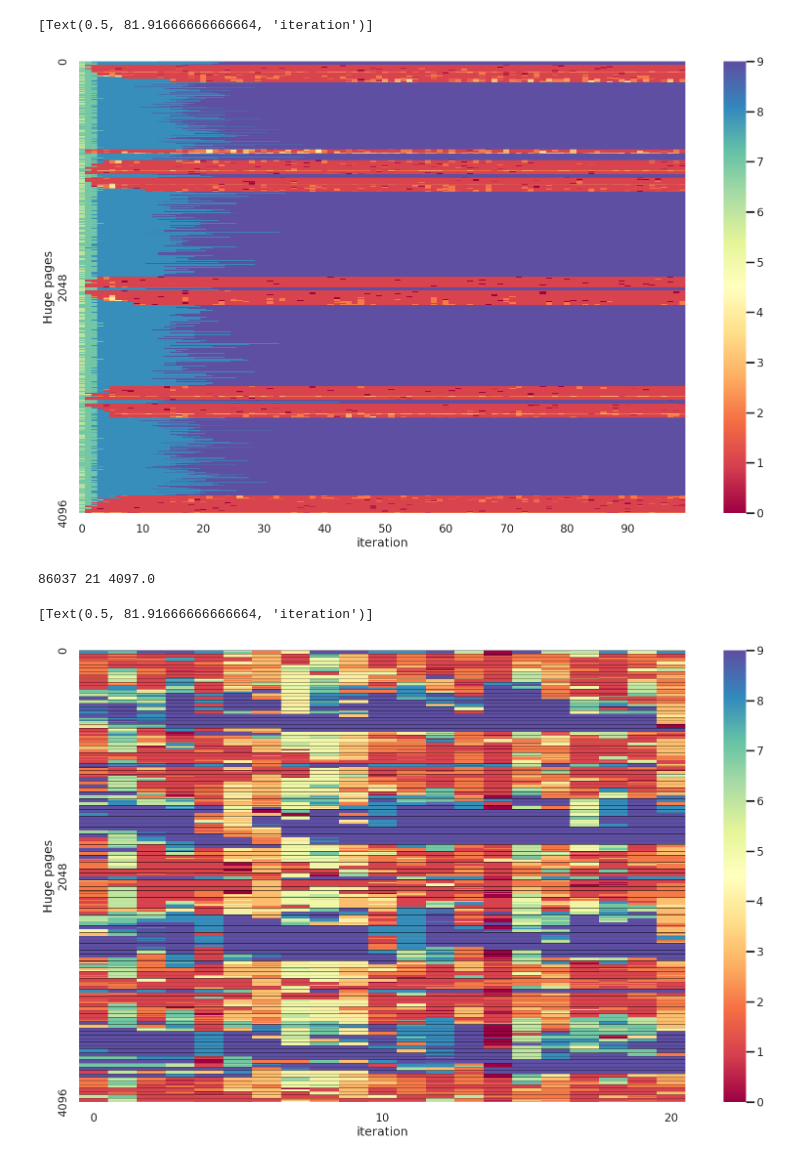
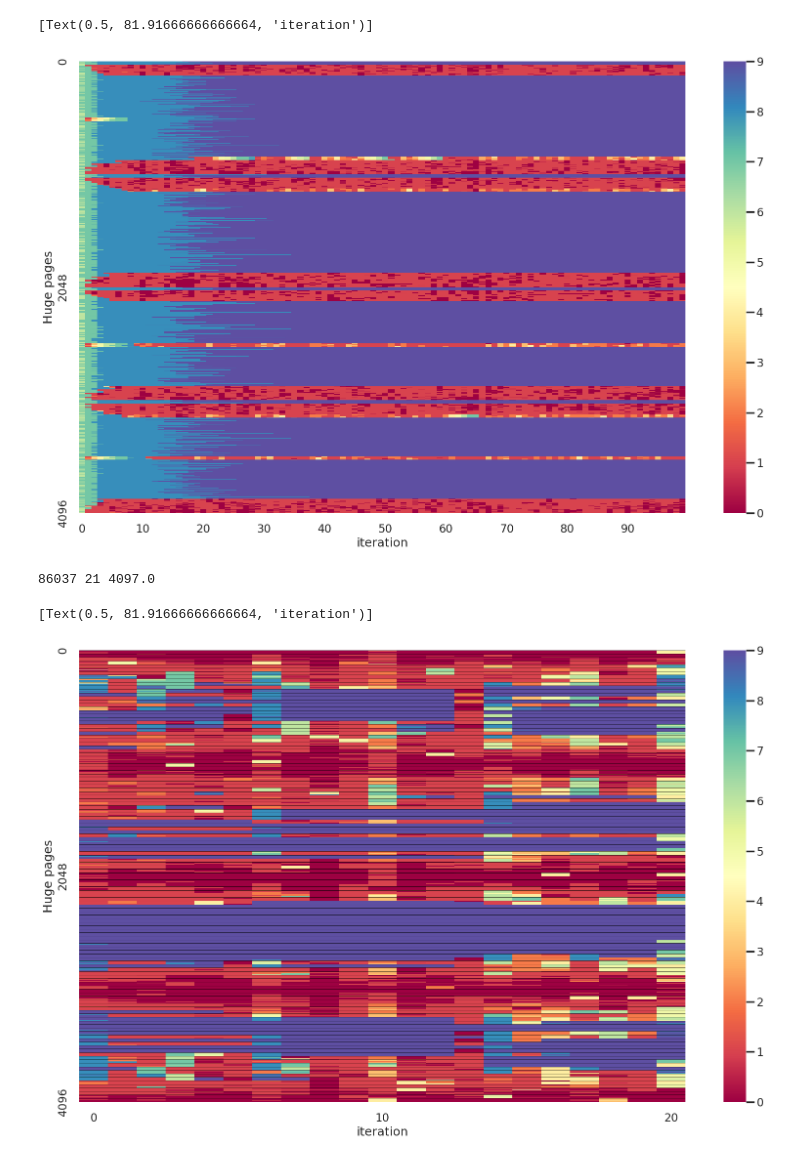
Before and after one commit to luhsra/llfree-rs, a Jupyter notebook: results/frag.ipynb, the cells around one changed output. Saved outputs shown, nothing was run; the diff lists cells and outputs as text; code cells hidden in the pictures.

```diff
--- a/results/frag.ipynb
+++ b/results/frag.ipynb
@@ -88,7 +88,7 @@ fix.set_facecolor("white")
 
 cmap = sns.color_palette("Spectral", as_cmap=True, n_colors=10)
 
-data = parse_fragout(Path("llfree.csv"))
+data = parse_fragout(Path("frag-l.txt"))
 per_huge = data.T
 
 plot = sns.heatmap(per_huge, ax=ax, cmap=cmap,
@@ -97,30 +97,30 @@ plot.set(ylabel="Huge pages")
 plot.set(xlabel="iteration")
 # %% [output]
 [Text(0.5, 81.91666666666664, 'iteration')]
-[figure, old version]
+[figure, new version]
 # %%
 # Heatmap Array
 fix, ax = plt.subplots()
 fix.set_figwidth(20)
 fix.set_figheight(12)
 fix.set_facecolor("white")
 
 cmap = sns.color_palette("Spectral", as_cmap=True, n_colors=10)
 
-data = parse_fragout(Path("frag.txt"))
+data = parse_fragout(Path("stress-l.txt"))
 per_huge = data.T
 print(per_huge.size, per_huge.columns.size, per_huge.size / per_huge.columns.size)
 huge_pages = per_huge.size // per_huge.columns.size
 
 plot = sns.heatmap(per_huge, ax=ax, cmap=cmap,
                    yticklabels=2*1024, xticklabels=10)
 plot.hlines(list(range(0, huge_pages, 32)), 0, per_huge.columns.size, colors="black", linewidth=0.4)
 plot.set(ylabel="Huge pages")
 plot.set(xlabel="iteration")
 # %% [output]
 86037 21 4097.0
 [Text(0.5, 81.91666666666664, 'iteration')]
-[figure, old version]
+[figure, new version]
 # %%
 # Heatmap Array
 fix, ax = plt.subplots()
```
Also changed, not shown: parts of 6 cells of this notebook, 3 other files.
